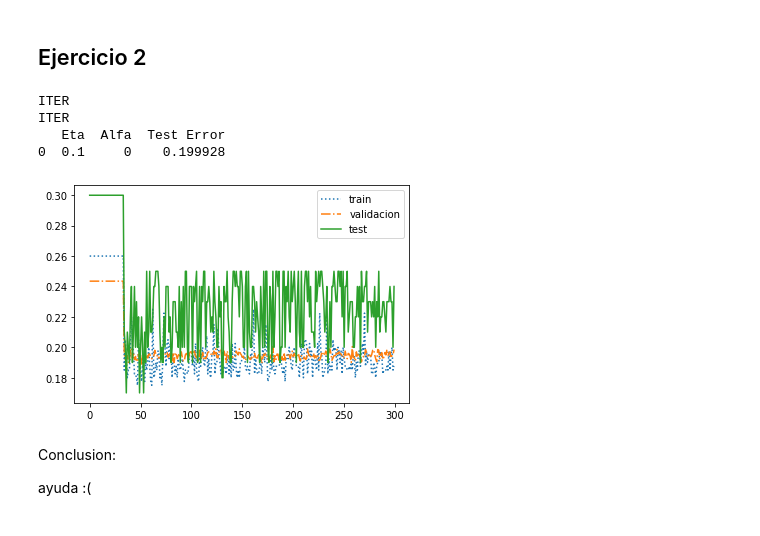
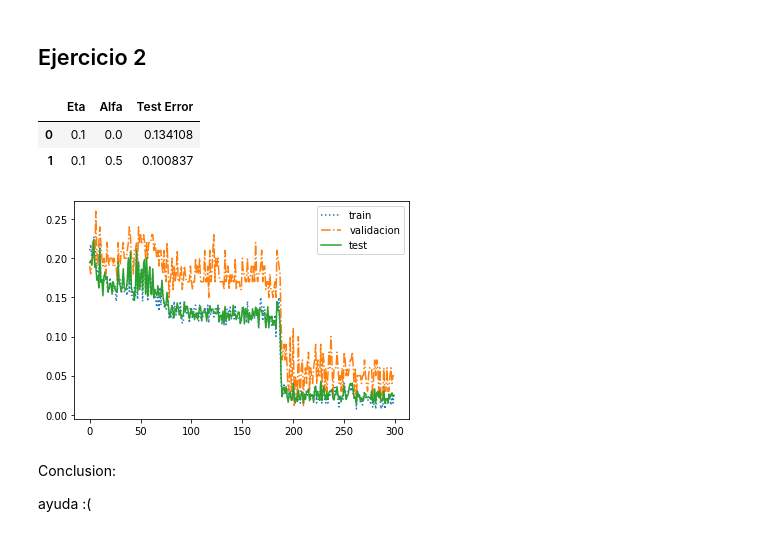
Before and after one commit to natimellino/IAA, a Jupyter notebook: TP2/ANN.ipynb, the cells around one changed output. Cells and saved outputs as stored; diff of their text form; code cells hidden in the pictures.

```diff
--- a/TP2/ANN.ipynb
+++ b/TP2/ANN.ipynb
@@ -191,34 +222,28 @@ def ej2():
     epocas = 50
 
     etas = [0.1] # valores para learning rate
-    alfas = [0] # valores para momentum
+    alfas = [0, 0.5] # valores para momentum
 
     entrenamientos = 2 # valor promedio que usaremos para el error (ejecuciones)
 
-    errores_train = []
-    errores_val = []
-    errores_test = []
     mean_error_train = []
     mean_error_val = []
     mean_error_test = []
-    error_train = []
-    error_val = []
-    error_test = []
+
     best_error = None
+    best = None
     best_eta = None
     best_alfa = None
     best_errores = None
+    # Para la tabla
+    etas2 = []
+    alfas2 = []
 
     for eta in etas:
         for alfa in alfas:
-            errores_train = []
-            errores_val = []
-            errores_test = []
-            mean_error_train = []
-            mean_error_val = []
-            mean_error_test = []
+            etas2.append(eta)
+            alfas2.append(alfa)
             for i in range(0, entrenamientos):
-                print('ITER')
                 r = MLPClassifier(hidden_layer_sizes=(neuronas,),
                     activation='logistic',
                     solver='sgd',
@@ -232,7 +257,7 @@ def ej2():
                     warm_start=True,
                     max_iter=epocas
                 )
-                red, error_train, error_val, error_test = entrenar_red_clasificacion(
+                red, errores_train, errores_val, errores_test, e_train, e_val, e_test = entrenar_red_clasificacion(
                     r,
                     evaluaciones,
                     X_train,
@@ -243,38 +268,41 @@ def ej2():
                     test_df.loc[:, 'Class']
                 )
 
-                errores_train = error_train
-                errores_val = error_val
-                errores_test = error_test
+                # Guardamos la red para el valor dado eta, alfa
+                pickle.dump(red, open(f'ejercicio2/red{eta}-{alfa}.plk', 'wb'))
 
-            # Calculamos promedio de los errores
+            # Calculamos promedio de los errores de las 300 evaluaciones
             mean_error_train.append(sum(errores_train)/(len(errores_train)))
             mean_error_val.append(sum(errores_val)/(len(errores_val)))
             current_error = sum(errores_test)/(len(errores_test))
             mean_error_test.append(current_error)
-            # Si conseguimos un mejor error de test lo guardamos
-            if best_error is None or current_error < best_error:
-                best_error = current_error
+            # Si conseguimos un mejor error de test lo guardamos junto con el eta y el alfa
+            if best is None or current_error < best:
+                best = current_error
                 best_alfa = alfa
                 best_eta = eta
-                best_error = (error_train, error_test, error_val)
+                best_error = (errores_train, errores_val, errores_test)
+                # Guardamos la mejor red
+                pickle.dump(red, open(f'ejercicio2/bestred.plk', 'wb'))
 
     # Información para la tabla
-    info = {'Eta' : etas, 'Alfa' : alfas, 'Test Error' : mean_error_test}
-    print(pd.DataFrame(info))
-    graficar_errores(best_error[0], best_error[1], best_error[2], evaluaciones)
+    info = {'Eta' : etas2, 'Alfa' : alfas2, 'Test Error' : mean_error_test}
 
-
-
-
-
-ej2()
+    return (info, best_error, best_alfa, best_eta)
-# %% [output]
-ITER
-ITER
-   Eta  Alfa  Test Error
-0  0.1     0    0.199928
-[figure, removed]
+# %%
+info, best_error, best_alfa, best_eta = ej2()
+# %%
+# Realizamos la tabla con los valores eta, alfa su respectivo error de test.
+pd.DataFrame(info)
+# %% [output]
+|  | Eta | Alfa | Test Error |
+| 0 | 0.1 | 0.0 | 0.134108 |
+| 1 | 0.1 | 0.5 | 0.100837 |
+# %%
+# Graficamos los errores de nuestro mejor eta-alfa en funcion de la cantidad de evaluaciones
+graficar_errores(best_error[0], best_error[1], best_error[2], 300)
+# %% [output]
+[figure, added]
 # %% [markdown]
 Conclusion:
 
```
Also changed, not shown: parts of 11 cells of this notebook, 15 other files.
